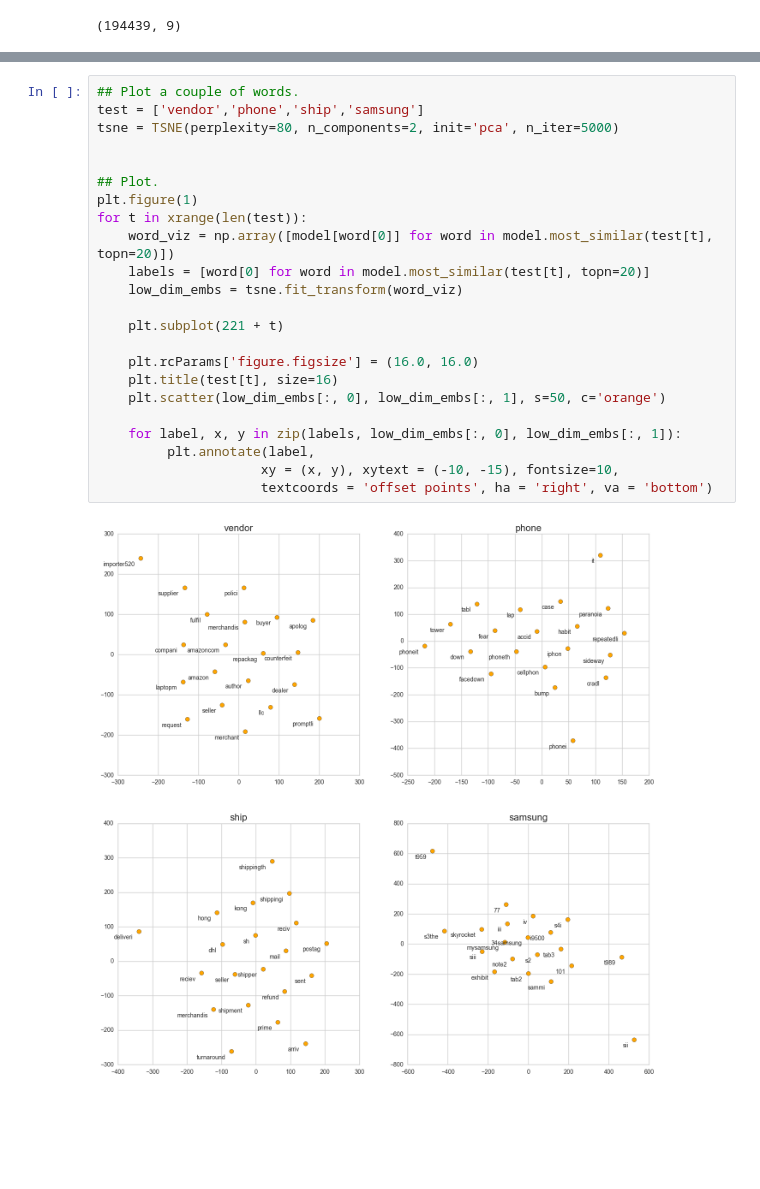
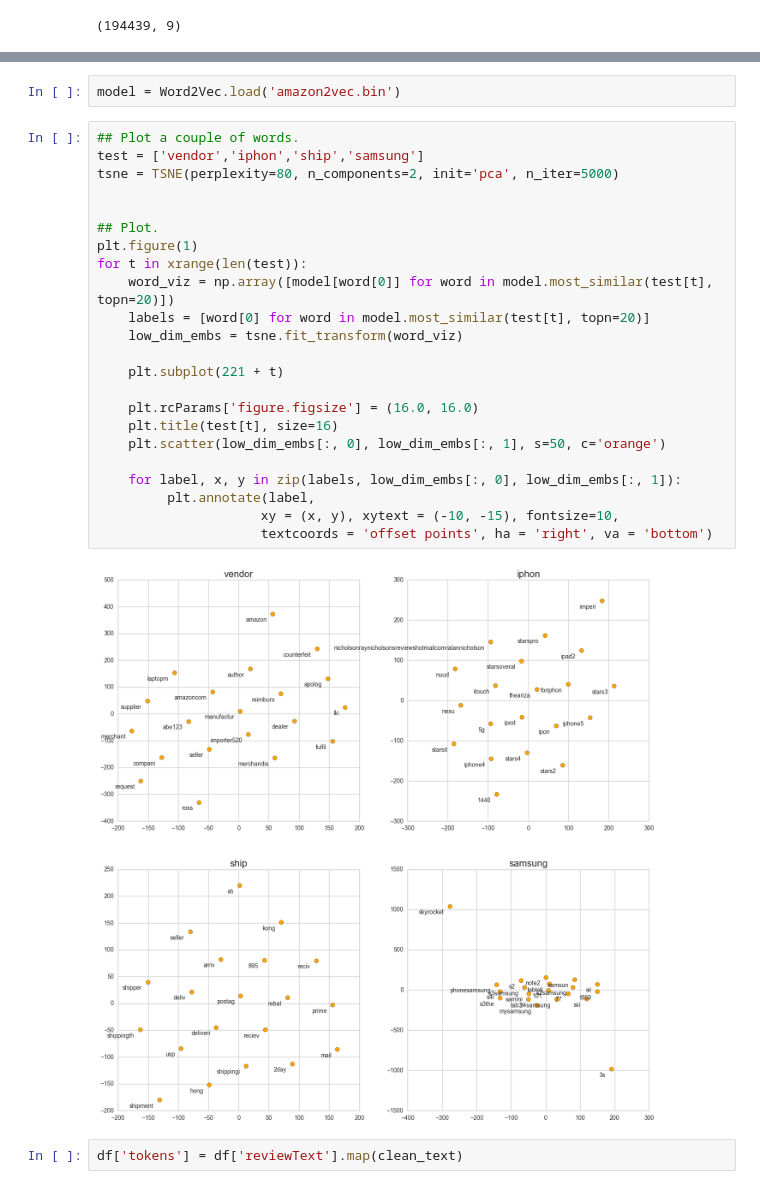
Before and after one commit to masta-g3/amazon_nlp, a Jupyter notebook: words.ipynb, the cells around one changed output, grey strips where cells are left out. Cells and saved outputs as stored; diff of their text form; blank space fills up the shorter version.

```diff
--- a/words.ipynb
+++ b/words.ipynb
@@ -65,28 +64,32 @@ model = Word2Vec(line_set, size=200, min_count=8, window=7)
 ## Save and finalize model.
 model.save('amazon2vec.bin')
 model.init_sims(replace=True)
+# %%
+model = Word2Vec.load('amazon2vec.bin')
 # %%
 ## Plot a couple of words.
-test = ['vendor','phone','ship','samsung']
+test = ['vendor','iphon','ship','samsung']
 tsne = TSNE(perplexity=80, n_components=2, init='pca', n_iter=5000)
 
 
 ## Plot.
 plt.figure(1)
 for t in xrange(len(test)):
     word_viz = np.array([model[word[0]] for word in model.most_similar(test[t], topn=20)])
     labels = [word[0] for word in model.most_similar(test[t], topn=20)]
     low_dim_embs = tsne.fit_transform(word_viz)
 
     plt.subplot(221 + t)
 
     plt.rcParams['figure.figsize'] = (16.0, 16.0)
     plt.title(test[t], size=16)
     plt.scatter(low_dim_embs[:, 0], low_dim_embs[:, 1], s=50, c='orange')
 
     for label, x, y in zip(labels, low_dim_embs[:, 0], low_dim_embs[:, 1]):
          plt.annotate(label,
                      xy = (x, y), xytext = (-10, -15), fontsize=10,
                      textcoords = 'offset points', ha = 'right', va = 'bottom')
 # %% [output]
-[figure, old version]
+[figure, new version]
+# %%
+df['tokens'] = df['reviewText'].map(clean_text)
```
Also changed, not shown: parts of 4 cells of this notebook.
